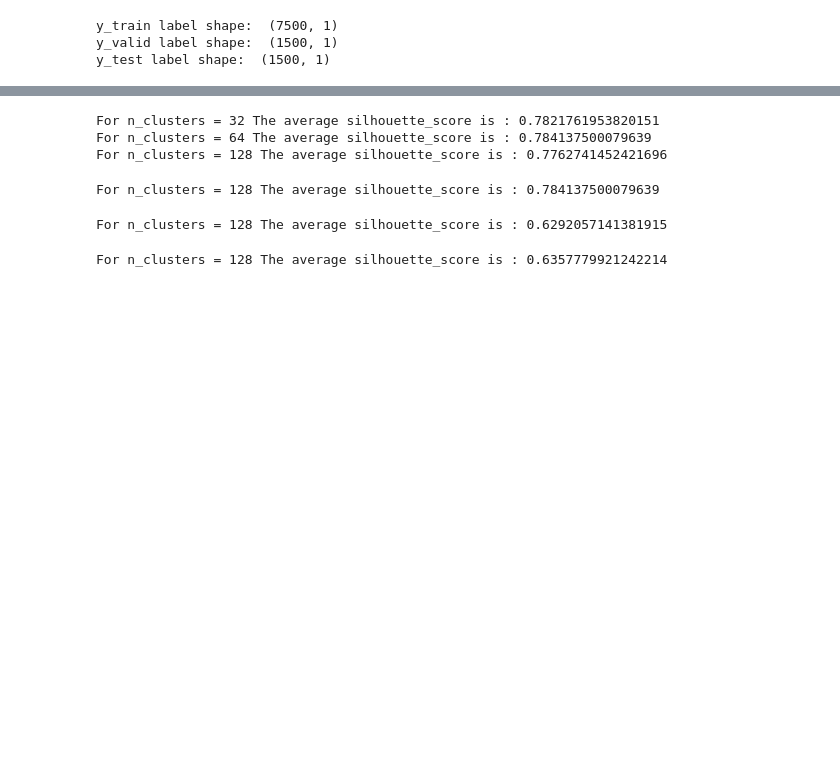
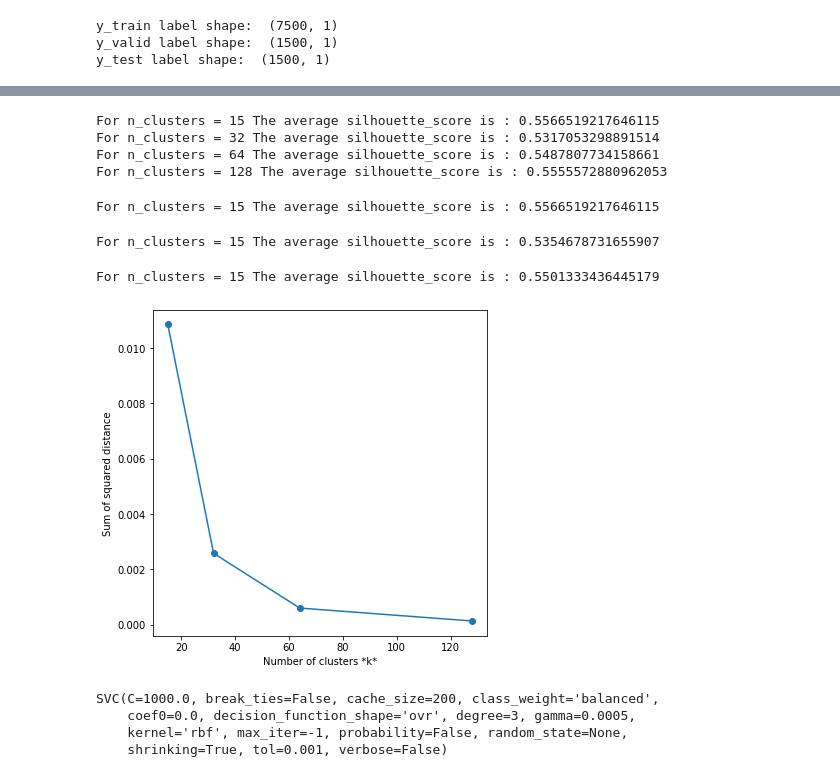
Before and after one commit to mohzary/Computer-Vision-2020, a Jupyter notebook: Project/Project_Q1_Q2.ipynb, the cells around one changed output, grey strips where cells are left out. Cells and saved outputs as stored; diff of their text form; code cells hidden in the pictures; blank space fills up the shorter version.

```diff
--- a/Project/Project_Q1_Q2.ipynb
+++ b/Project/Project_Q1_Q2.ipynb
@@ -135,7 +132,7 @@ def compute_PCA_GMM_Model(training_features,label,valid_feature, test_feature):
 
 
     #To train GMM model on the extracted features and return gmm and features:
-    gmm = GaussianMixture(n_components=64).fit(traning_features_pca, label)
+    gmm = GaussianMixture(n_components=64, covariance_type='diag').fit(traning_features_pca, label)
     return gmm, traning_features_pca, valid_features_pca, test_features_pca
 
 
@@ -156,11 +153,13 @@ def getFisherVectorAggregation(features, gmm):
 
 
     #features = np.atleast_2d(features)
-    S = features[0].shape
+    S = features.shape[0]
+    print("S=", S)
 
     # To get the posterior probabilities of the features
     pp = gmm.predict_proba(features)
-
+    print("posterior probabilities = ", pp)
+    print("pp shape", pp.shape)
     # to get the sufficient statistics of descriptors.
     pp_sum = np.sum(pp, 0)[:, np.newaxis] / S
     ss1 = np.dot(pp.T, features) / S
@@ -178,7 +177,9 @@ def getFisherVectorAggregation(features, gmm):
 
     fv = np.hstack((d1, d2.flatten(), d3.flatten()))
 
-
+    #fv = np.asarray((d1),np.concatenate(d2),np.concatenate(d3))
+    fv = np.sqrt(abs(fv))*np.sign(fv)
+    fv = fv/ np.sqrt(np.dot(fv, fv))
     return fv
 
 
@@ -200,8 +215,8 @@ X_Validation_fv = pd.DataFrame(X_Validation_fv)
 X_Testing_fv = pd.DataFrame(X_Testing_fv)
 # %%
 
-#To show clustring result of the aggergation vector for fisher vector
-range_n_clusters = [32, 64, 128]
+#To show clustring result of the aggergation vector for the training dataset
+range_n_clusters = [15, 32, 64, 128]
 
 for n_clusters in range_n_clusters:
 
@@ -213,28 +228,61 @@ for n_clusters in range_n_clusters:
     print("For n_clusters =", n_clusters,
           "The average silhouette_score is :", silhouette_avg)
 # %% [output]
-For n_clusters = 32 The average silhouette_score is : 0.7821761953820151
-For n_clusters = 64 The average silhouette_score is : 0.784137500079639
-For n_clusters = 128 The average silhouette_score is : 0.7762741452421696
+For n_clusters = 15 The average silhouette_score is : 0.5566519217646115
+For n_clusters = 32 The average silhouette_score is : 0.5317053298891514
+For n_clusters = 64 The average silhouette_score is : 0.5487807734158661
+For n_clusters = 128 The average silhouette_score is : 0.5555572880962053
 # %%
-clusterer_64 = KMeans(n_clusters=64, init='k-means++', random_state=10, max_iter=300)
-cluster_labels = clusterer_64.fit_predict(X_Training_fv[:7500])
+#To show clustring result of the aggergation vector for the training dataset on the best fit model
+clusterer_15 = KMeans(n_clusters=15, init='k-means++', random_state=10, max_iter=300)
+cluster_labels = clusterer_15.fit_predict(X_Training_fv[:7500])
 silhouette_avg = silhouette_score(X_Training_fv[:7500], cluster_labels, metric='euclidean')
-print("For n_clusters =", n_clusters,
+print("For n_clusters =", 15,
 "The average silhouette_score is :", silhouette_avg)
 # %% [output]
-For n_clusters = 128 The average silhouette_score is : 0.784137500079639
+For n_clusters = 15 The average silhouette_score is : 0.5566519217646115
 # %%
-cluster_labels_validation = clusterer_64.fit_predict(X_Validation_fv[:1500])
+#To show clustring result of the aggergation vector for the validation dataset
+
+cluster_labels_validation = clusterer_15.fit_predict(X_Validation_fv[:1500])
 silhouette_avg_validation = silhouette_score(X_Validation_fv[:1500], cluster_labels_validation, metric='euclidean')
-print("For n_clusters =", n_clusters,
+print("For n_clusters =", 15,
 "The average silhouette_score is :", silhouette_avg_validation)
 # %% [output]
-For n_clusters = 128 The average silhouette_score is : 0.6292057141381915
+For n_clusters = 15 The average silhouette_score is : 0.5354678731655907
 # %%
-cluster_labels_test = clusterer_64.fit_predict(X_Testing_fv[:1500])
+#To show clustring result of the aggergation vector for the test dataset
+
+cluster_labels_test = clusterer_15.fit_predict(X_Testing_fv[:1500])
 silhouette_avg_test = silhouette_score(X_Testing_fv[:1500], cluster_labels_test, metric='euclidean')
-print("For n_clusters =", n_clusters,
+print("For n_clusters =", 15,
 "The average silhouette_score is :", silhouette_avg_test)
 # %% [output]
-For n_clusters = 128 The average silhouette_score is : 0.6357779921242214
+For n_clusters = 15 The average silhouette_score is : 0.5501333436445179
+# %%
+result= []
+#To show clustring result of the aggergation vector for the training dataset
+range_n_clusters = [15, 32, 64, 128]
+
+for n_clusters in range_n_clusters:
+    km_model = KMeans(n_clusters=n_clusters)
+    km_model.fit(X_Training_fv[:7500])
+    result.append(km_model.inertia_)
+
+# Plot result against k
+plt.figure(figsize=(6, 6))
+plt.plot(range_n_clusters, result, '-o')
+plt.xlabel(r'Number of clusters *k*')
+plt.ylabel('Sum of squared distance');
+# %% [output]
+[figure, added]
+# %%
+# To Train a SVM classification model
+model = SVC(C=1000.0, kernel='rbf', degree=3, gamma=0.0005, coef0=0.0, shrinking=True, probability=False, tol=0.001, cache_size=200, class_weight='balanced', verbose=False, max_iter=-1, decision_function_shape='ovr', break_ties=False, random_state=None)
+model = model.fit(X_training_fv, y_train_label)
+print(model)
+# %% [output]
+SVC(C=1000.0, break_ties=False, cache_size=200, class_weight='balanced',
+    coef0=0.0, decision_function_shape='ovr', degree=3, gamma=0.0005,
+    kernel='rbf', max_iter=-1, probability=False, random_state=None,
+    shrinking=True, tol=0.001, verbose=False)
```
Also changed, not shown: parts of 4 cells of this notebook.
